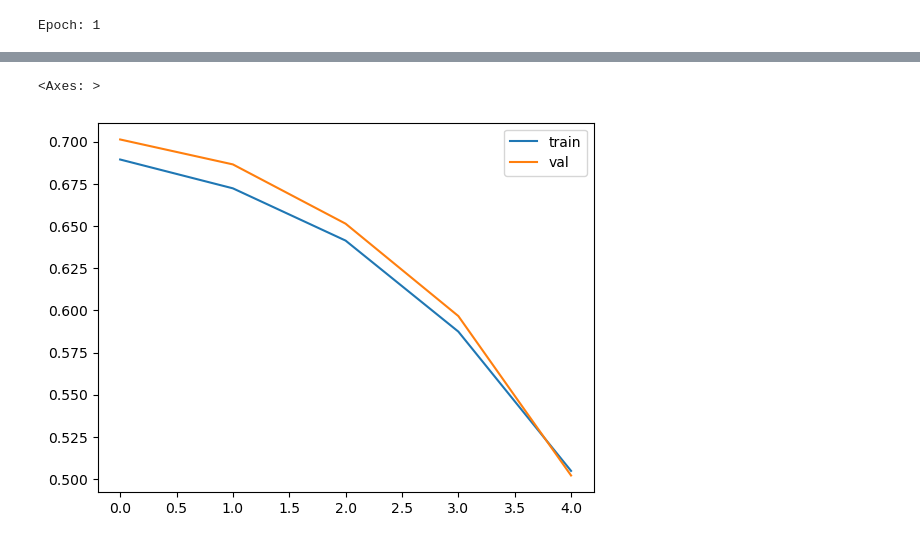
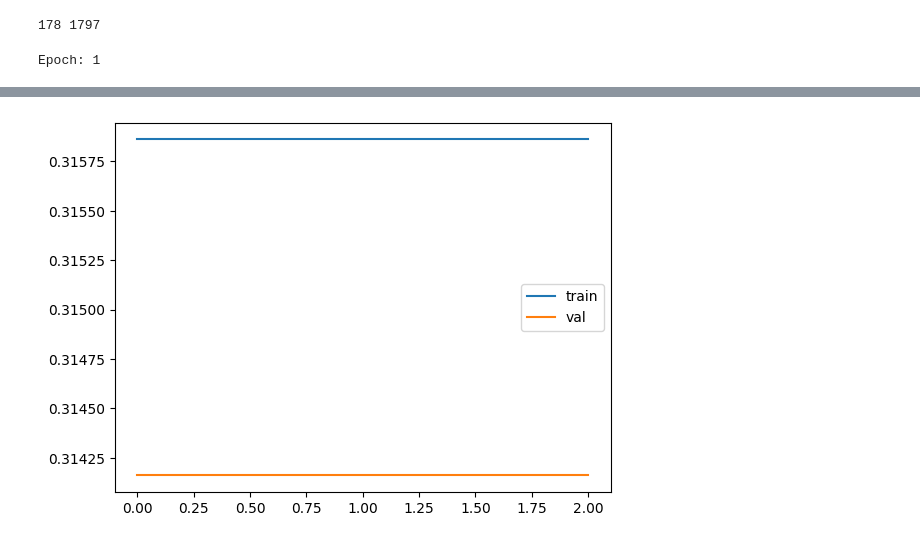
Before and after one commit to laandrad/nuclei, a Jupyter notebook: notebooks/mnist.ipynb, the cells around one changed output, grey strips where cells are left out. Saved outputs shown, nothing was run; the diff lists cells and outputs as text; code cells hidden in the pictures.

```diff
--- a/notebooks/mnist.ipynb
+++ b/notebooks/mnist.ipynb
@@ -17,36 +17,40 @@ plt.show()
 %reload_ext autoreload
 %autoreload 2
 
-import copy
 from src.nuclei.anneal import Anneal
-from src.nuclei.losses import CrossEntropy
-from src.nuclei.optical import Saccade, OpticalNucleus
+from src.nuclei.losses import CrossEntropy, RMSE
+from src.nuclei.optical import OpticalNucleus
 
 
-n_samples = 8
-width = 2
-saccade = Saccade(width, n_samples)
+width = 3
+n_samples = 3
+target_number = 0
 
-def abstract(image, saccade):
-    saccade.observe(image)
-    return copy.deepcopy(saccade)
+def scaler(image):
+    return (image - image.min()) / image.max()
 
-def create_data(digits, saccade):
-    return {
-        'x': [abstract(image, saccade) for image in digits['images']],
-        'y': [True if str(y).endswith('0') else False for y in digits['target']]
-    }
+def create_data(digits, target):
+    y = [1 if v == target else 0 for v in digits['target']]
+    x = [scaler(v) for v in digits['images']]
+    print(sum(y), len(y))
+    np.random
+    train_size = int(len(x) * 0.8)
+    return {'x': x[:train_size], 'y': y[:train_size]}, \
+           {'x': x[train_size:], 'y': y[train_size:]}
 
-stimuli = create_data(digits, saccade)
-n = OpticalNucleus(digits['images'][0].shape[0], lr=0.5)
+
+train_stimuli, test_stimuli = create_data(digits, target_number)
+n = OpticalNucleus(width, n_samples, lr=0.5)
 
 
 temp = 2
-anneal = Anneal(n, temp, CrossEntropy(), steps=50, epochs=5)
+anneal = Anneal(n, temp, RMSE(), steps=100, epochs=3)
+# %% [output]
+178 1797
 # %%
 import pandas as pd
 
-best, loss, val = anneal.stimulate(stimuli, validate=True, train_size=0.5)
+best, loss, val = anneal.stimulate(train_stimuli, validate=True, train_size=0.3)
 pd.DataFrame(val).plot()
 # %% [output]
 Epoch: 1
@@ -67,2 +66 @@ Epoch training loss: 0.5420695826874854
-<Axes: >
-[figure, old version]
+[figure, new version]
```
Also changed, not shown: parts of 4 cells of this notebook, 2 other files.
